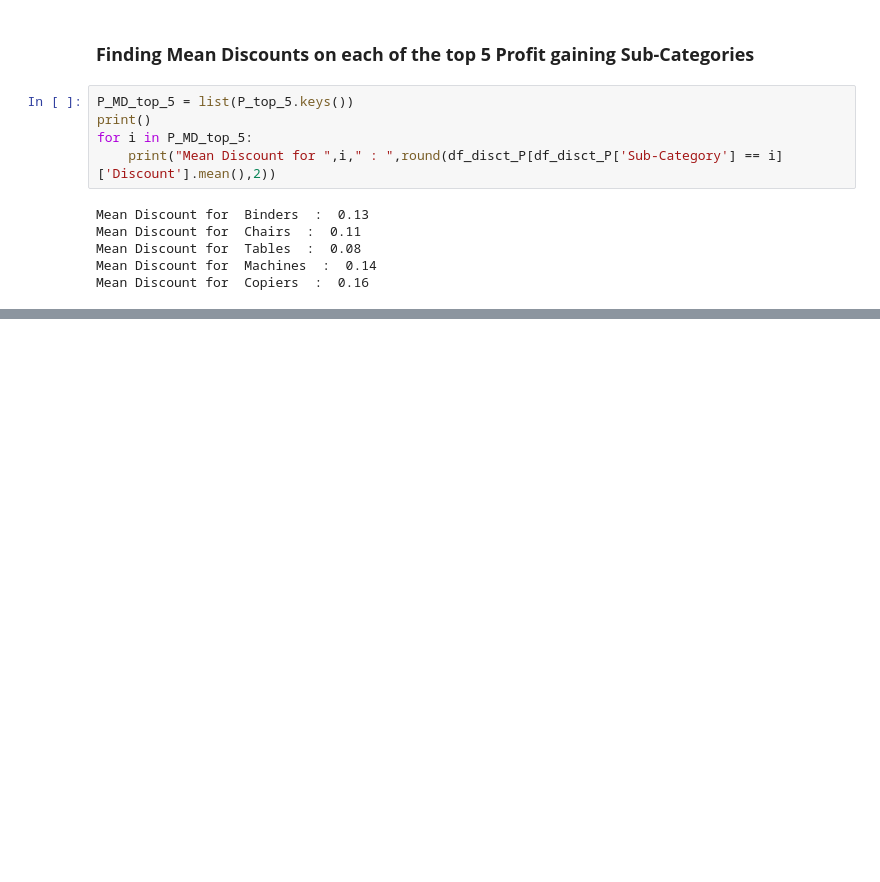
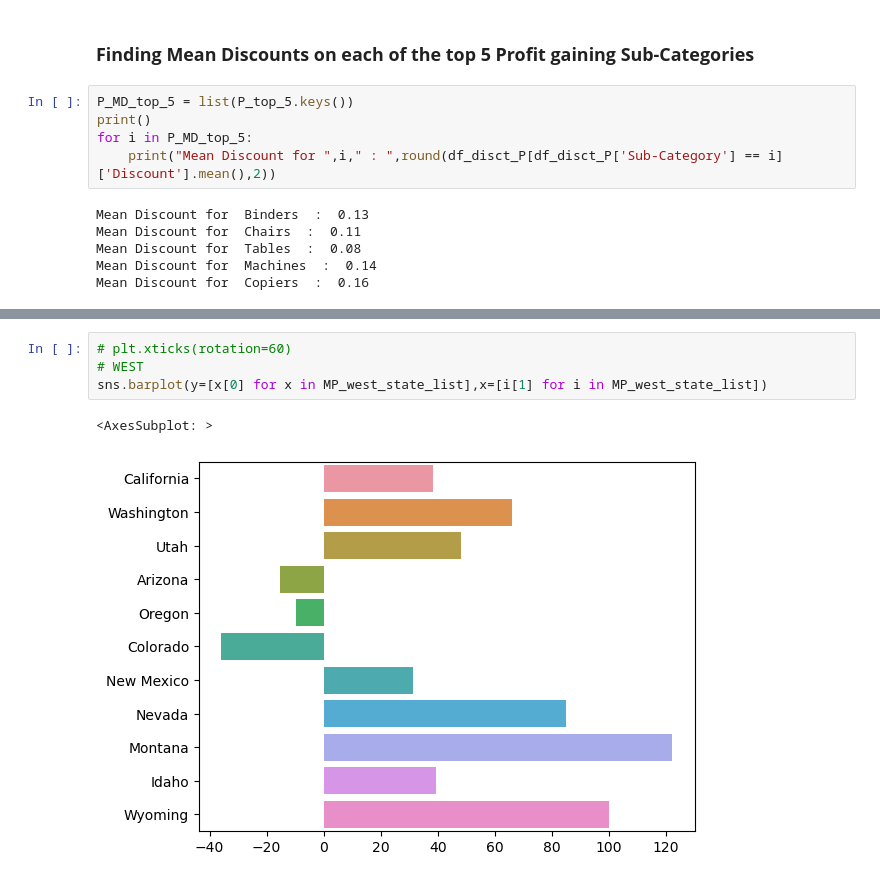
Before and after one commit to Vaarun-Kamath/Retail-Exploratory-Data-Analysis, a Jupyter notebook: Task3.ipynb, the cells around one changed output, grey strips where cells are left out. Cells and saved outputs as stored; diff of their text form; blank space fills up the shorter version.

```diff
--- a/Task3.ipynb
+++ b/Task3.ipynb
@@ -144,0 +298,7 @@ Mean Discount for  Copiers  :  0.16
+# %%
+# plt.xticks(rotation=60)
+# WEST
+sns.barplot(y=[x[0] for x in MP_west_state_list],x=[i[1] for i in MP_west_state_list])
+# %% [output]
+<AxesSubplot: >
+[figure, added]
```
Also changed, not shown: parts of 16 cells of this notebook.
